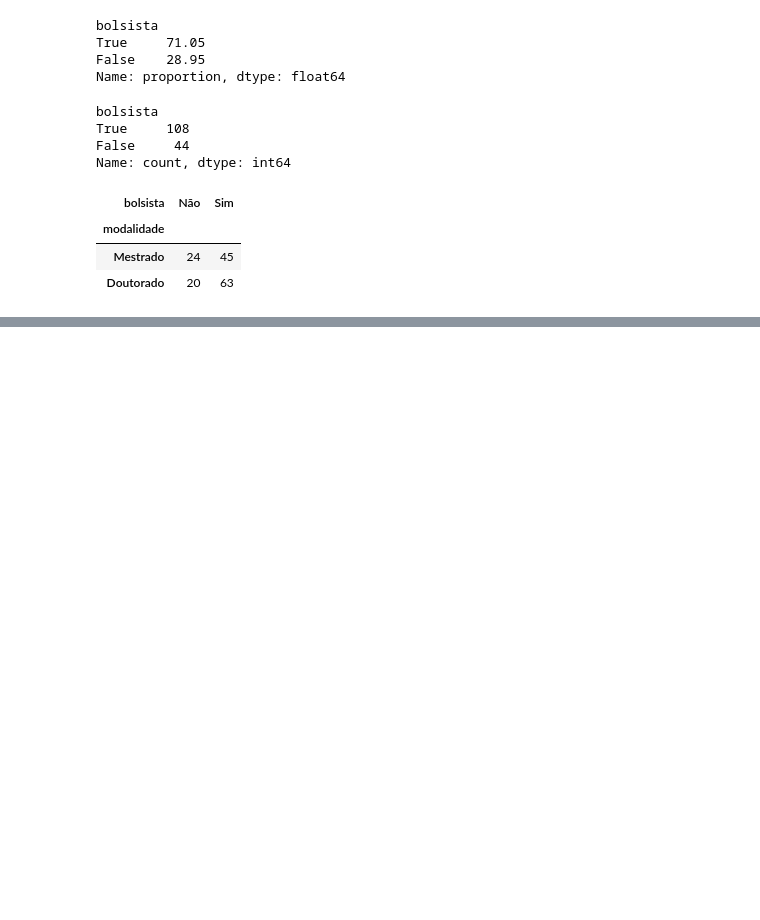
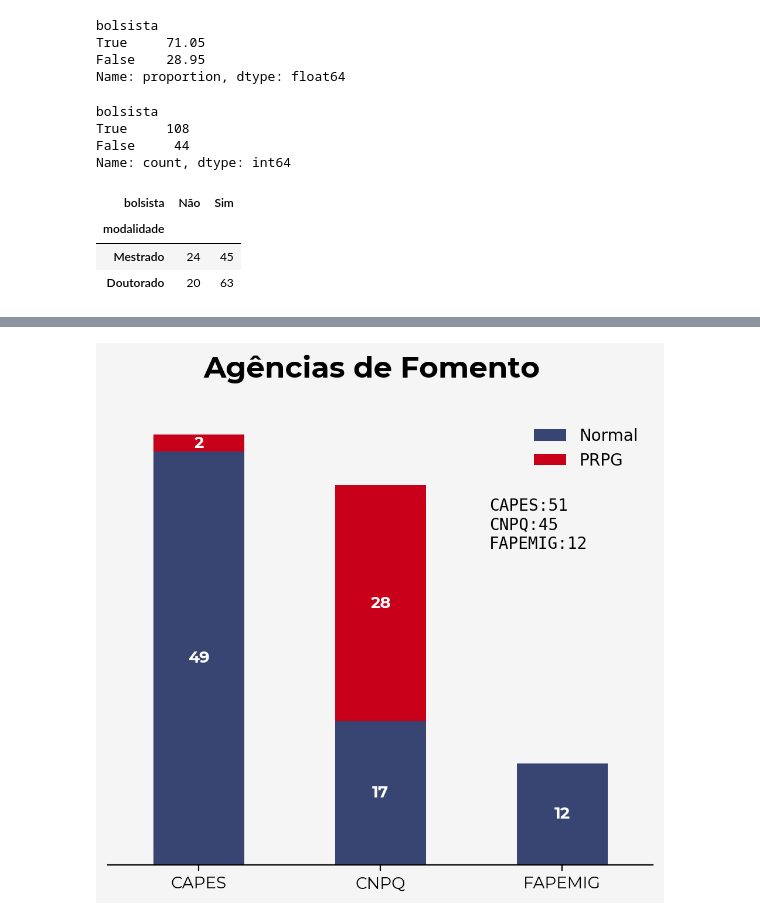
Before and after one commit to victorccampos/Portfolio-Dados, a Jupyter notebook: EDA-PosFisicaUFMG.ipynb, the cells around one changed output, grey strips where cells are left out. Saved outputs shown, nothing was run; the diff lists cells and outputs as text; code cells hidden in the pictures; blank space fills up the shorter version.

```diff
--- a/EDA-PosFisicaUFMG.ipynb
+++ b/EDA-PosFisicaUFMG.ipynb
@@ -448,0 +496,6 @@ plt.show()
+# %%
+# Deixar uma coluna apenas com CAPES, CNPQ e FAPEMIG e outra auxiliar com PRPG.
+pos_grad["agencia_unica"] = pos_grad["agencia"].str.split("/").str[0]
+
+# Criar uma coluna auxiliar que contenha informação da PRPG
+pos_grad["tipo_bolsa"] = pos_grad["agencia"].apply(lambda x: "PRPG" if "PRPG" in str(x) else "Normal")
@@ -448,0 +516,5 @@ plt.show()
+# %%
+ct_bolsas_agencias = pd.crosstab(
+    index=pos_grad["agencia_unica"], columns=pos_grad["tipo_bolsa"]
+)
+ct_bolsas_agencias
@@ -448,0 +527,45 @@ plt.show()
+# %%
+fig, ax = plt.subplots(figsize=(6, 5), dpi=200)
+fig.suptitle("Agências de Fomento", font=boldfont, size=18)
+BLUE = "#384572"
+LIGHT_BLUE = "#79abc9"
+RED = "#c80019"
+
+ct_bolsas_agencias.plot(
+    kind="bar",
+    stacked=True,
+    color=[BLUE, RED],
+    rot=0,
+    xlabel="",
+    ax=ax,
+)
+for i, _ in enumerate(ax.containers):
+    ax.bar_label(
+        ax.containers[i],
+        label_type="center",
+        fmt=lambda x: int(x) if x != 0 else "",
+        color="white",
+        font=boldfont
+    )
+sns.despine(left=True, ax=ax)
+ax.set_yticks([])
+ax.legend(title="", frameon=False)
+
+# ---
+# Anotação no Gráfico
+total_capes, total_cnpq, total_fapemig = ct_bolsas_agencias.sum(axis=1)
+texto = f"CAPES:{total_capes}\nCNPQ:{total_cnpq:>}\nFAPEMIG:{total_fapemig}"
+ax.text(
+    transform=ax.transAxes,
+    x=0.7,
+    y=0.7,
+    s=texto,
+    # font=font,
+    fontfamily="DejaVu Sans Mono",
+)
+
+apply_tick_fonts(ax=fig.get_axes())
+fig.savefig(f"{IMG_PATH}/AgenciasDeFomento.png", bbox_inches="tight")
+plt.show()
+# %% [output]
+[figure, added]
```
Also changed, not shown: parts of 44 cells of this notebook.
